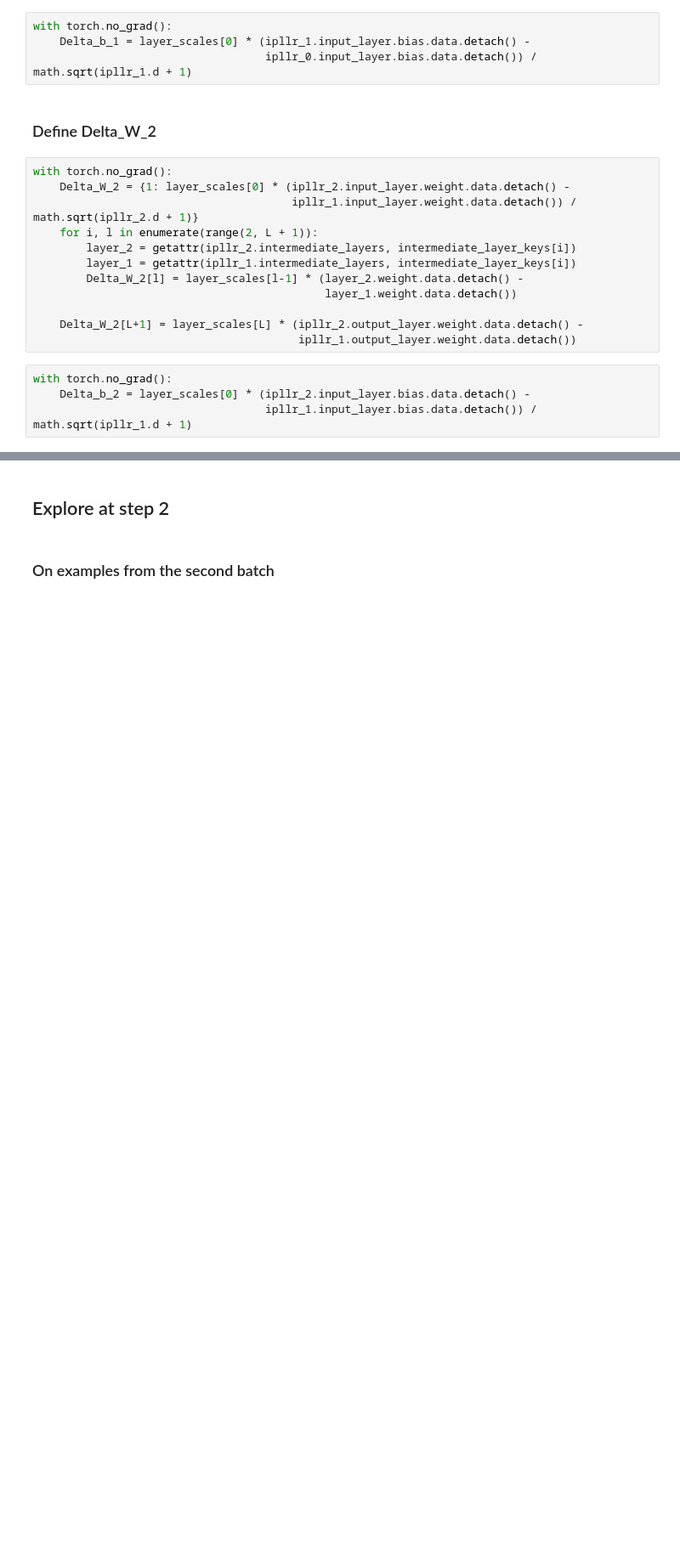
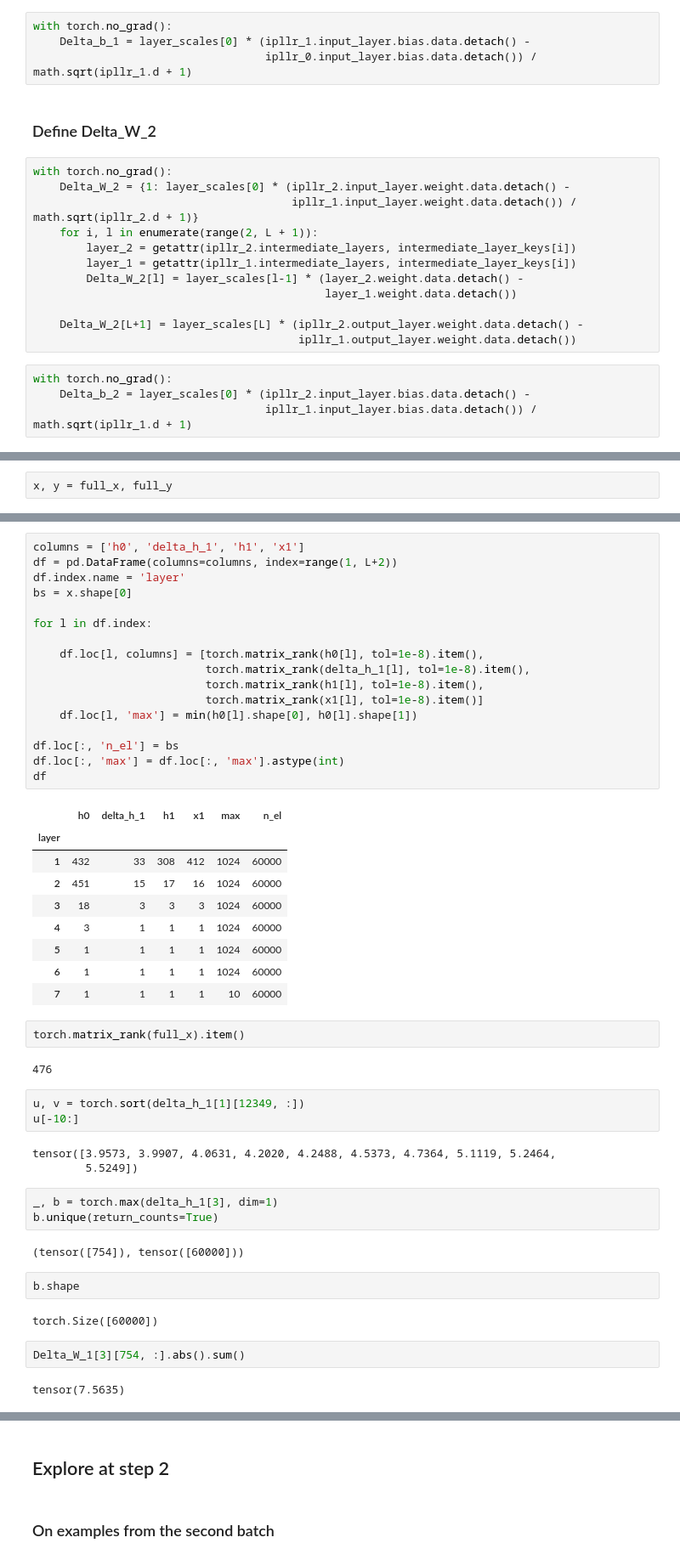
Before and after one commit to karl-hajjar/wide-networks, a Jupyter notebook: pytorch/notebooks/abc_parameterizations/debug-ipllr/mnist-deep-dive-forward-backward-ipllr.ipynb, the cells around one changed output, grey strips where cells are left out. Shown at 85% size. Drawn from its saved outputs; the diff is of its cells as text; blank space fills up the shorter version.

```diff
--- a/pytorch/notebooks/abc_parameterizations/debug-ipllr/mnist-deep-dive-forward-backward-ipllr.ipynb
+++ b/pytorch/notebooks/abc_parameterizations/debug-ipllr/mnist-deep-dive-forward-backward-ipllr.ipynb
@@ -172,0 +296,2 @@ with torch.no_grad():
+# %%
+x, y = full_x, full_y
@@ -172,0 +387,50 @@ with torch.no_grad():
+# %%
+columns = ['h0', 'delta_h_1', 'h1', 'x1']
+df = pd.DataFrame(columns=columns, index=range(1, L+2))
+df.index.name = 'layer'
+bs = x.shape[0]
+
+for l in df.index:
+
+    df.loc[l, columns] = [torch.matrix_rank(h0[l], tol=1e-8).item(),
+                          torch.matrix_rank(delta_h_1[l], tol=1e-8).item(),
+                          torch.matrix_rank(h1[l], tol=1e-8).item(),
+                          torch.matrix_rank(x1[l], tol=1e-8).item()]
+    df.loc[l, 'max'] = min(h0[l].shape[0], h0[l].shape[1])
+
+df.loc[:, 'n_el'] = bs
+df.loc[:, 'max'] = df.loc[:, 'max'].astype(int)
+df
+# %% [output]
+|  | h0 | delta_h_1 | h1 | x1 | max | n_el |
+| layer |  |  |  |  |  |  |
+| 1 | 432 | 33 | 308 | 412 | 1024 | 60000 |
+| 2 | 451 | 15 | 17 | 16 | 1024 | 60000 |
+| 3 | 18 | 3 | 3 | 3 | 1024 | 60000 |
+| 4 | 3 | 1 | 1 | 1 | 1024 | 60000 |
+| 5 | 1 | 1 | 1 | 1 | 1024 | 60000 |
+| 6 | 1 | 1 | 1 | 1 | 1024 | 60000 |
+| 7 | 1 | 1 | 1 | 1 | 10 | 60000 |
+# %%
+torch.matrix_rank(full_x).item()
+# %% [output]
+476
+# %%
+u, v = torch.sort(delta_h_1[1][12349, :])
+u[-10:]
+# %% [output]
+tensor([3.9573, 3.9907, 4.0631, 4.2020, 4.2488, 4.5373, 4.7364, 5.1119, 5.2464,
+        5.5249])
+# %%
+_, b = torch.max(delta_h_1[3], dim=1)
+b.unique(return_counts=True)
+# %% [output]
+(tensor([754]), tensor([60000]))
+# %%
+b.shape
+# %% [output]
+torch.Size([60000])
+# %%
+Delta_W_1[3][754, :].abs().sum()
+# %% [output]
+tensor(7.5635)
```
Also changed, not shown: parts of 106 cells of this notebook, 9 other files.
